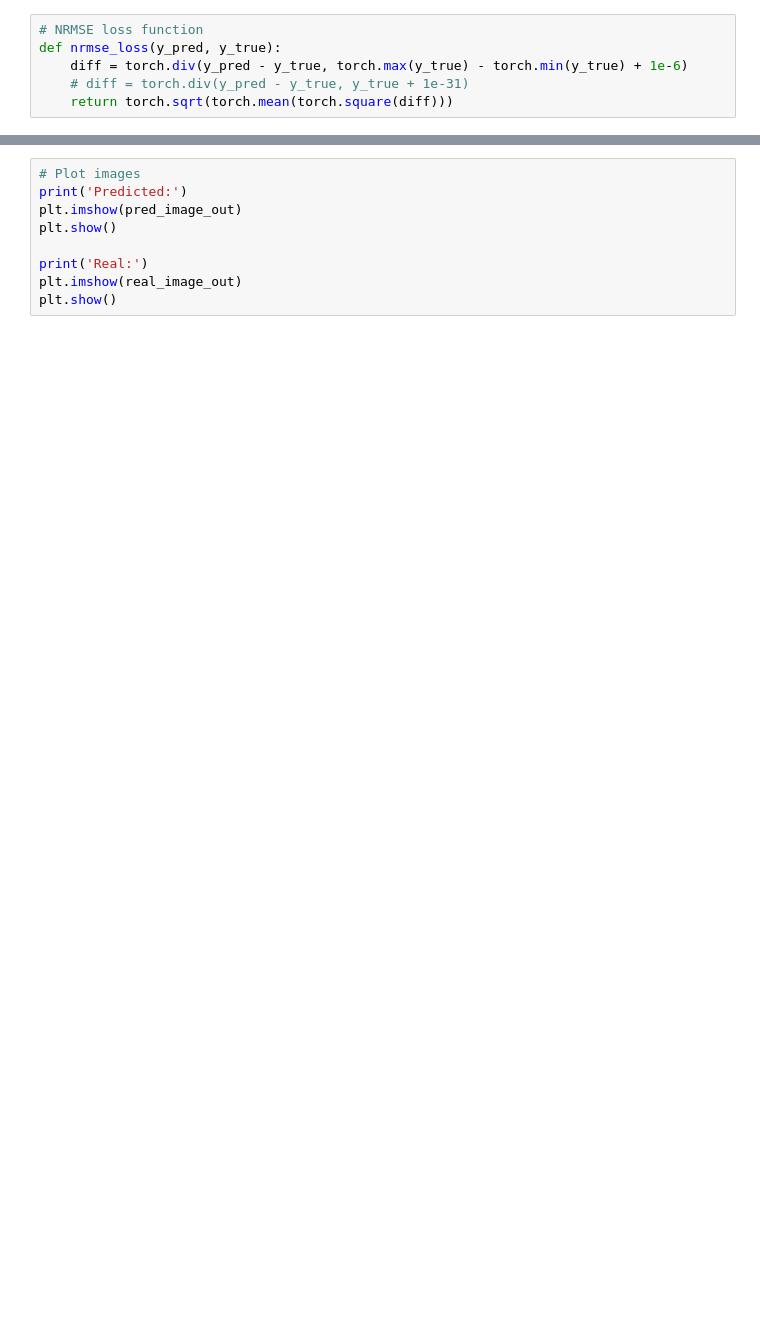
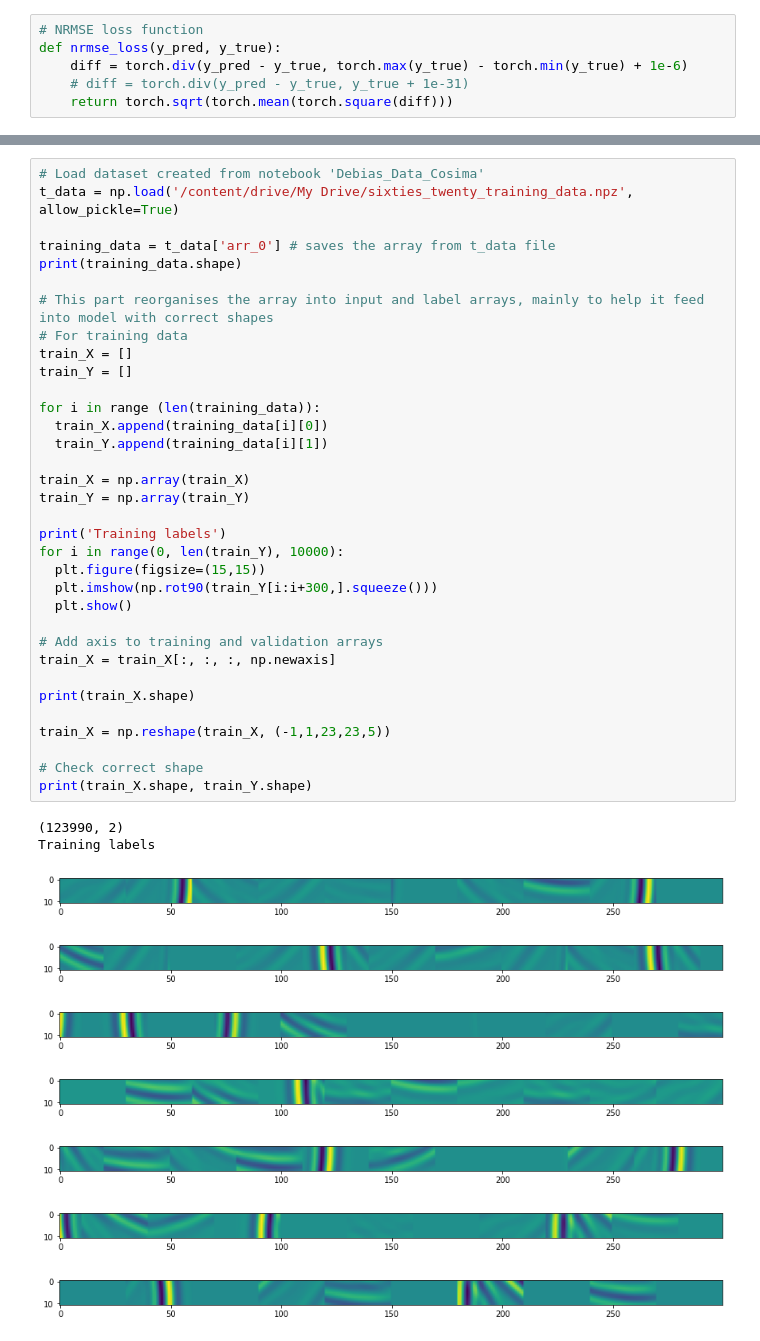
Before and after one commit to nicku-a/ConvLSTM_3D_Brain_Ultrasound, a Jupyter notebook: CNN_PyTorch.ipynb, the cells around one changed output, grey strips where cells are left out. Cells and saved outputs as stored; diff of their text form; blank space fills up the shorter version.

```diff
--- a/CNN_PyTorch.ipynb
+++ b/CNN_PyTorch.ipynb
@@ -765,9 +358,44 @@ real_image_out[11:491, 0:11] = left
-# %%
-# Plot images
-print('Predicted:')
-plt.imshow(pred_image_out)
-plt.show()
-
-print('Real:')
-plt.imshow(real_image_out)
-plt.show()
+# %%
+# Load dataset created from notebook 'Debias_Data_Cosima'
+t_data = np.load('/content/drive/My Drive/sixties_twenty_training_data.npz', allow_pickle=True)
+
+training_data = t_data['arr_0'] # saves the array from t_data file
+print(training_data.shape)
+
+# This part reorganises the array into input and label arrays, mainly to help it feed into model with correct shapes
+# For training data
+train_X = []
+train_Y = []
+
+for i in range (len(training_data)):
+  train_X.append(training_data[i][0])
+  train_Y.append(training_data[i][1])
+
+train_X = np.array(train_X)
+train_Y = np.array(train_Y)
+
+print('Training labels')
+for i in range(0, len(train_Y), 10000):
+  plt.figure(figsize=(15,15))
+  plt.imshow(np.rot90(train_Y[i:i+300,].squeeze()))
+  plt.show()
+
+# Add axis to training and validation arrays
+train_X = train_X[:, :, :, np.newaxis]
+
+print(train_X.shape)
+
+train_X = np.reshape(train_X, (-1,1,23,23,5))
+
+# Check correct shape
+print(train_X.shape, train_Y.shape)
+# %% [output]
+(123990, 2)
+Training labels
+[figure, added]
+[figure, added]
+[figure, added]
+[figure, added]
+[figure, added]
+[figure, added]
+[figure, added]
```
Also changed, not shown: parts of 63 cells of this notebook.
